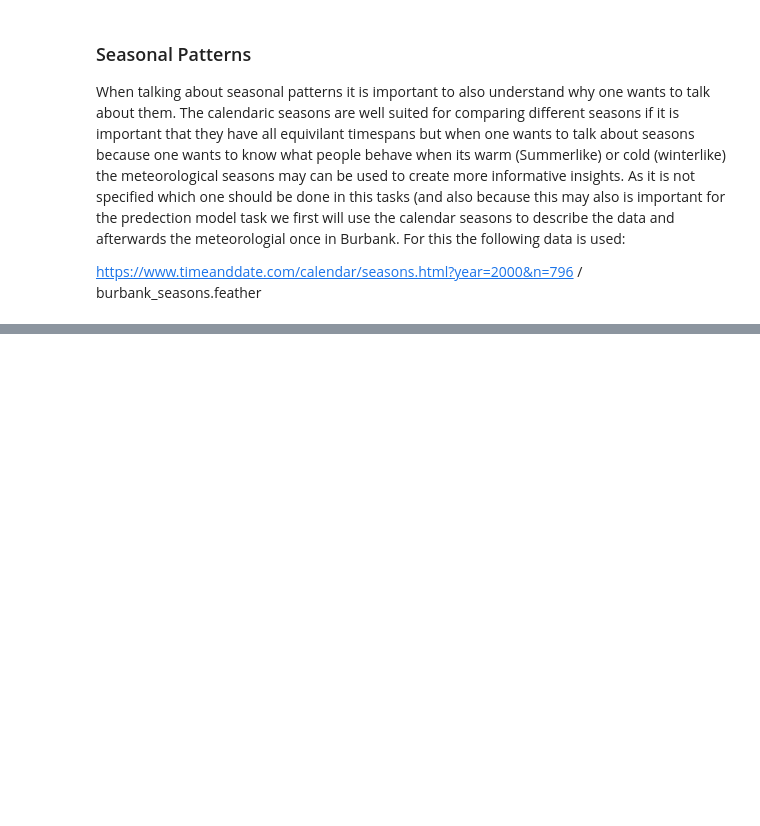
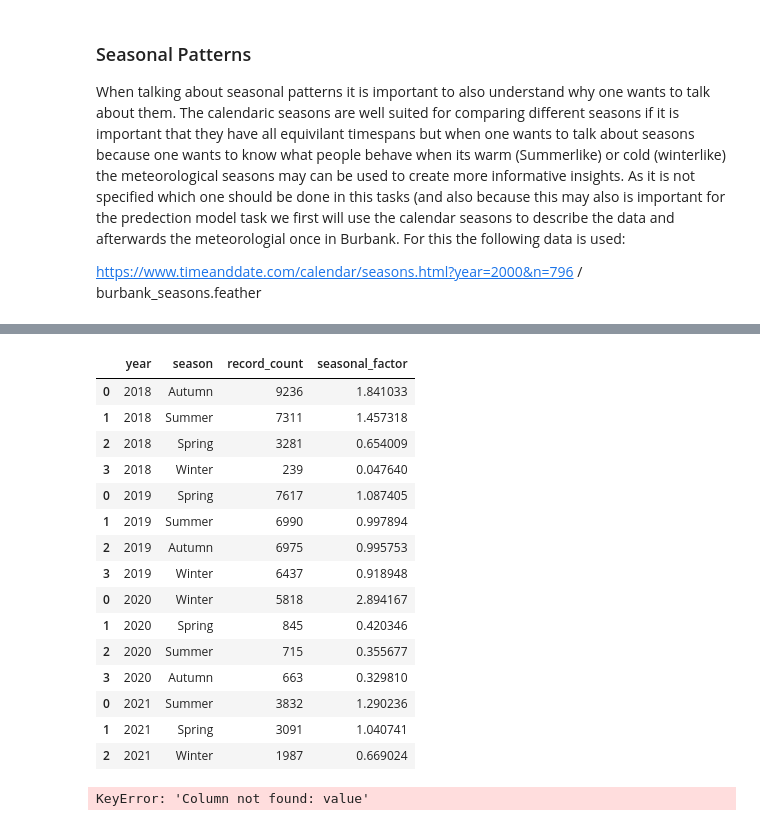
Before and after one commit to Amocon/A-Team_AA-Team-Assignment_2024, a Jupyter notebook: aa_team_assignment/temporal_patterns_and_seasonality.ipynb, the cells around one changed output, grey strips where cells are left out. Drawn from its saved outputs; the diff is of its cells as text; code cells hidden in the pictures; blank space fills up the shorter version.

```diff
--- a/aa_team_assignment/temporal_patterns_and_seasonality.ipynb
+++ b/aa_team_assignment/temporal_patterns_and_seasonality.ipynb
@@ -209,0 +84,3 @@ https://www.timeanddate.com/calendar/seasons.html?year=2000&n=796 / burbank_seas
+# %%
+for year in years:
+    print(year, dfs_by_year[year]["season"].value_counts())
@@ -209,0 +117,37 @@ https://www.timeanddate.com/calendar/seasons.html?year=2000&n=796 / burbank_seas
+# %%
+saisonfiguren_list = []
+for year in years:
+    saisonfiguren_list.append(calculate_seasonal_factors(dfs_by_year.get(year), year))
+
+saisonfiguren = pd.concat(saisonfiguren_list)
+saisonfiguren
+# %% [output]
+|  | year | season | record_count | seasonal_factor |
+| 0 | 2018 | Autumn | 9236 | 1.841033 |
+| 1 | 2018 | Summer | 7311 | 1.457318 |
+| 2 | 2018 | Spring | 3281 | 0.654009 |
+| 3 | 2018 | Winter | 239 | 0.047640 |
+| 0 | 2019 | Spring | 7617 | 1.087405 |
+| 1 | 2019 | Summer | 6990 | 0.997894 |
+| 2 | 2019 | Autumn | 6975 | 0.995753 |
+| 3 | 2019 | Winter | 6437 | 0.918948 |
+| 0 | 2020 | Winter | 5818 | 2.894167 |
+| 1 | 2020 | Spring | 845 | 0.420346 |
+| 2 | 2020 | Summer | 715 | 0.355677 |
+| 3 | 2020 | Autumn | 663 | 0.329810 |
+| 0 | 2021 | Summer | 3832 | 1.290236 |
+| 1 | 2021 | Spring | 3091 | 1.040741 |
+| 2 | 2021 | Winter | 1987 | 0.669024 |
+# %%
+# Gruppieren nach Saison und Durchschnitt/Summe berechnen
+df = dfs_by_year.get(2019)
+season_stats = df.groupby('season')['value'].mean().reset_index()
+season_stats.rename(columns={'value': 'average_value'}, inplace=True)
+
+# Gesamtmittelwert berechnen
+overall_mean = df['value'].mean()
+
+# Saisonale Figuren berechnen
+season_stats['seasonal_factor'] = season_stats['average_value'] / overall_mean
+# %% [output]
+KeyError: 'Column not found: value'
```
Also changed, not shown: parts of 24 cells of this notebook, 8 other files.
